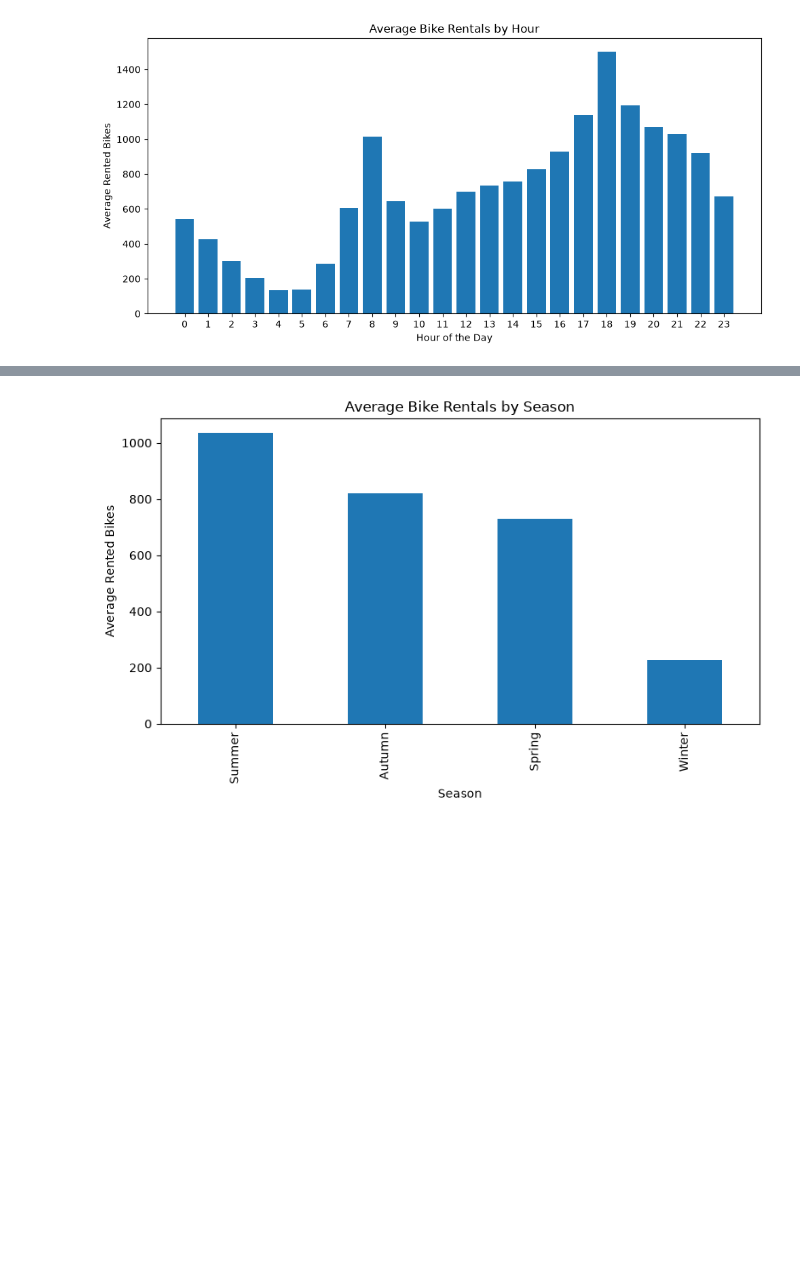
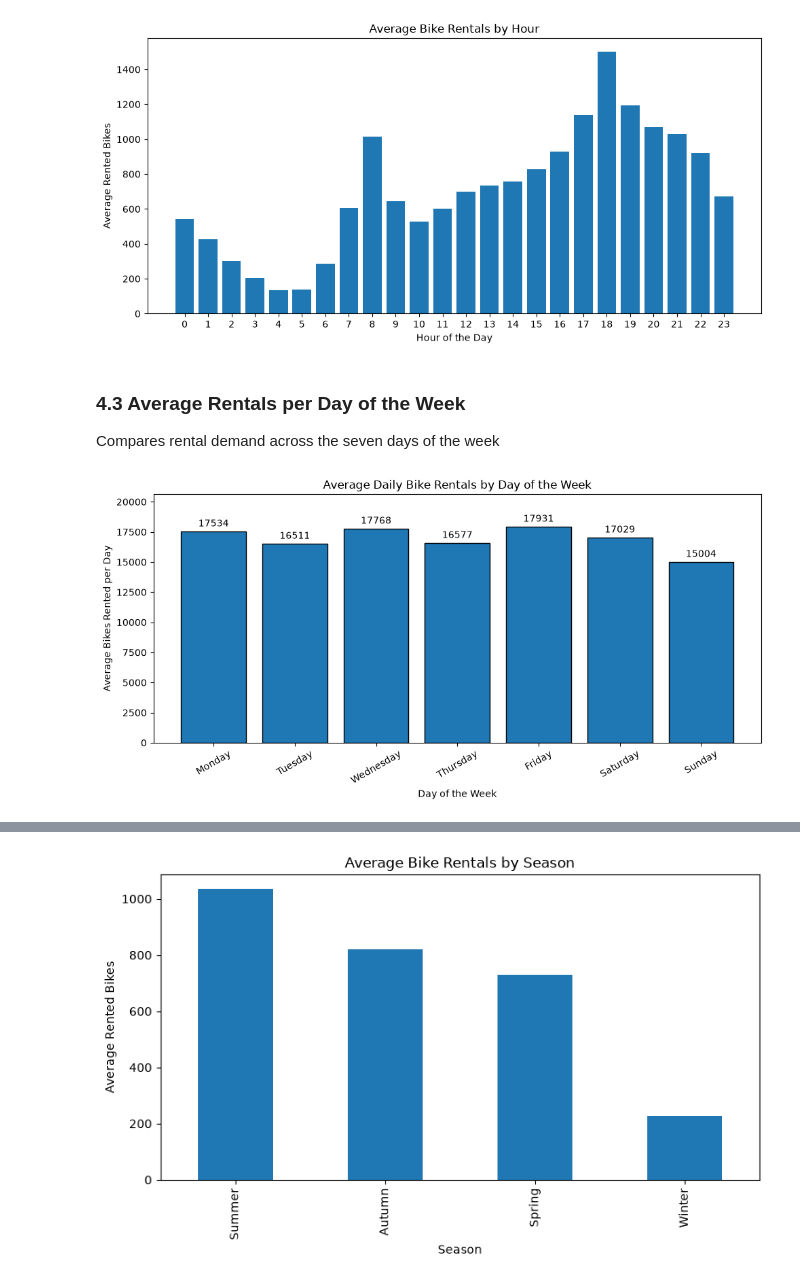
Before and after one commit to Balolloydd/intdsci-finals-project, a Jupyter notebook: FINAL_ML_COPY.ipynb, the cells around one changed output, grey strips where cells are left out. Saved outputs shown, nothing was run; the diff lists cells and outputs as text; code cells hidden in the pictures; blank space fills up the shorter version.

Commit message:
Added per day of the week and per month

```diff
--- a/FINAL_ML_COPY.ipynb
+++ b/FINAL_ML_COPY.ipynb
@@ -190,3 +190,36 @@ plt.tight_layout()
 plt.show()
 # %% [output]
 [figure]
+# %% [markdown]
+### 4.3 Average Rentals per Day of the Week
+Compares rental demand across the seven days of the week
+# %%
+# Convert the dates and calculate total rentals for each calendar date
+rental_dates = data.copy()
+rental_dates["Date"] = pd.to_datetime(rental_dates["Date"], dayfirst=True, errors="coerce")
+rental_dates = rental_dates.dropna(subset=["Date"])
+
+daily_rentals = rental_dates.groupby("Date", as_index=False)["Rented Bike Count"].sum()
+daily_rentals["Day of Week"] = daily_rentals["Date"].dt.day_name()
+daily_rentals["Month"] = daily_rentals["Date"].dt.month
+
+# Average daily totals for each weekday, ordered Monday to Sunday
+weekday_order = ["Monday", "Tuesday", "Wednesday", "Thursday", "Friday", "Saturday", "Sunday"]
+average_weekday = (
+    daily_rentals.groupby("Day of Week")["Rented Bike Count"]
+    .mean()
+    .reindex(weekday_order)
+)
+
+fig, ax = plt.subplots(figsize=(10, 5))
+bars = ax.bar(average_weekday.index, average_weekday.values, edgecolor="black")
+ax.bar_label(bars, fmt="%.0f", padding=3)
+ax.set_title("Average Daily Bike Rentals by Day of the Week")
+ax.set_xlabel("Day of the Week")
+ax.set_ylabel("Average Bikes Rented per Day")
+ax.set_ylim(0, average_weekday.max() * 1.15)
+ax.tick_params(axis="x", rotation=30)
+plt.tight_layout()
+plt.show()
+# %% [output]
+[figure, added]
```
Also changed, not shown: parts of 6 cells of this notebook.
